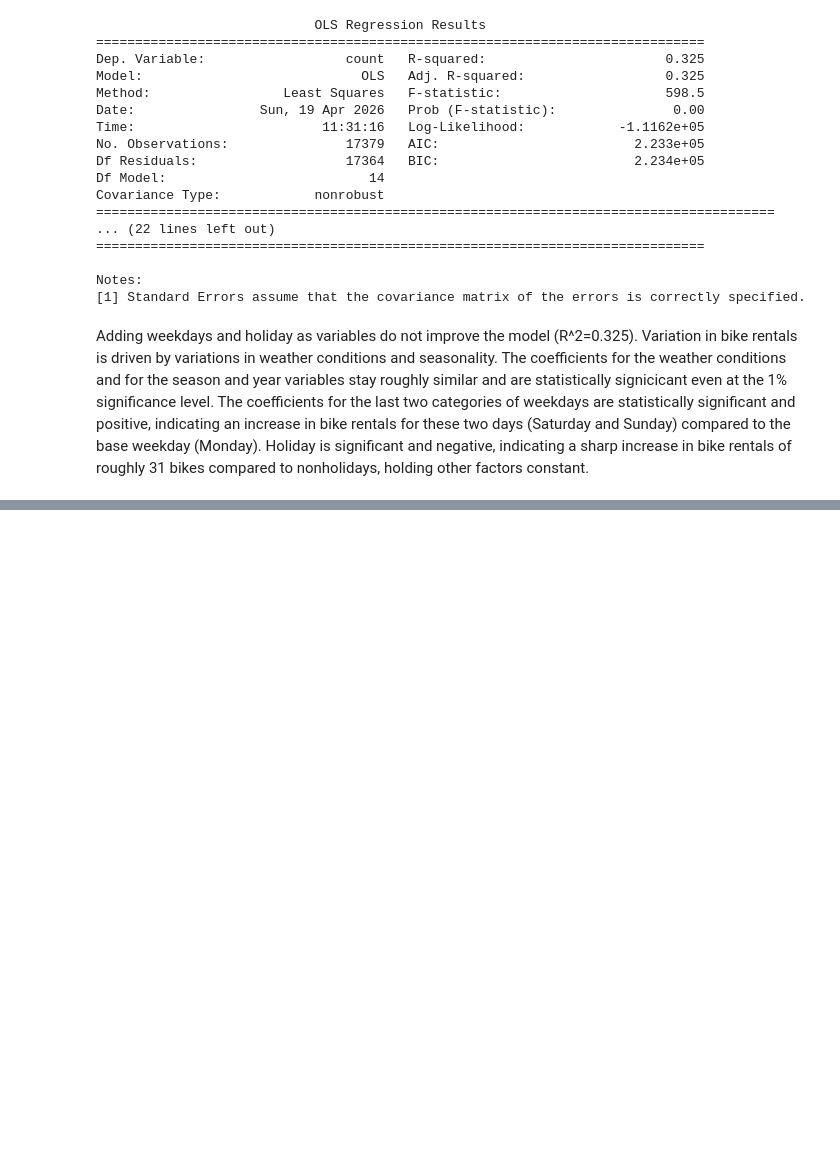
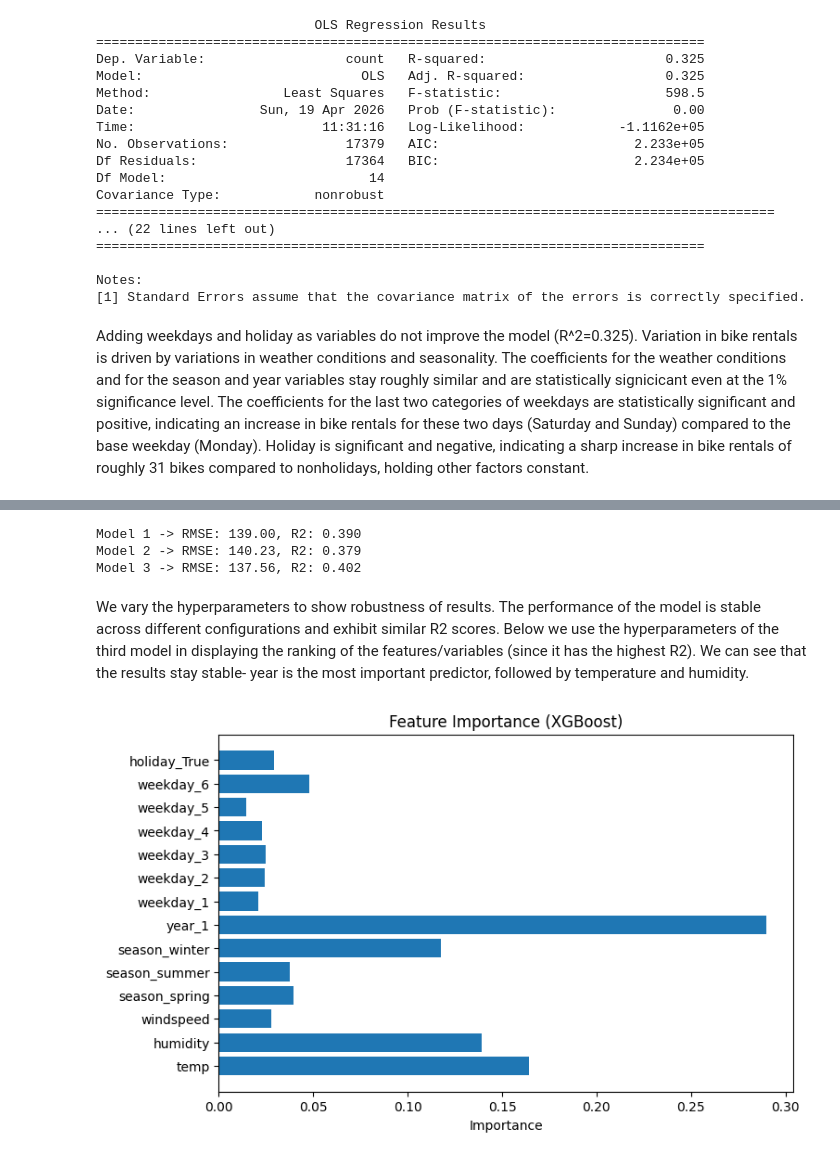
Before and after one commit to rumen111/data_science, a Jupyter notebook: data_science.ipynb, the cells around one changed output, grey strips where cells are left out. Saved outputs shown, nothing was run; the diff lists cells and outputs as text; code cells hidden in the pictures; blank space fills up the shorter version.

```diff
--- a/data_science.ipynb
+++ b/data_science.ipynb
@@ -495,0 +667,68 @@ Adding weekdays and holiday as variables do not improve the model (R^2=0.325). V
+# %%
+from xgboost import XGBRegressor
+
+model_xgb_1 = XGBRegressor(n_estimators=100, max_depth=4, learning_rate=0.1)
+model_xgb_2 = XGBRegressor(n_estimators=200, max_depth=3, learning_rate=0.05)
+model_xgb_3 = XGBRegressor(n_estimators=150, max_depth=5, learning_rate=0.1)
+
+models = [model_xgb_1, model_xgb_2, model_xgb_3]
+
+for i, m in enumerate(models):
+    m.fit(X_train, y_train)
+    y_pred = m.predict(X_test)
+
+    rmse = np.sqrt(mean_squared_error(y_test, y_pred))
+    r2 = r2_score(y_test, y_pred)
+
+    print(f"Model {i+1} -> RMSE: {rmse:.2f}, R2: {r2:.3f}")
+# %% [output]
+Model 1 -> RMSE: 139.00, R2: 0.390
+Model 2 -> RMSE: 140.23, R2: 0.379
+Model 3 -> RMSE: 137.56, R2: 0.402
+# %% [markdown]
+We vary the hyperparameters to show robustness of results. The performance of the model is stable across different configurations and exhibit similar R2 scores. Below we use the hyperparameters of the third model in displaying the ranking of the features/variables (since it has the highest R2). We can see that the results stay stable- year is the most important predictor, followed by temperature and humidity.
+# %%
+import pandas as pd
+
+# Select the same variables as your final (third-level) model
+X = df[[
+    "temp", "humidity", "windspeed",
+    "season", "year", "weekday",
+    "holiday"
+]].copy()
+
+y = df["count"]
+
+# Convert categorical variables to dummies
+X = pd.get_dummies(X, columns=["season", "year", "weekday", "holiday"], drop_first=True)
+
+X.head()
+
+from sklearn.model_selection import train_test_split
+
+X_train, X_test, y_train, y_test = train_test_split(
+    X, y, test_size=0.2, random_state=42
+)
+
+from xgboost import XGBRegressor
+
+model_xgb = XGBRegressor(
+    n_estimators=150,
+    max_depth=5,
+    learning_rate=0.1,
+    random_state=42
+)
+
+model_xgb.fit(X_train, y_train)
+
+import matplotlib.pyplot as plt
+
+importance = model_xgb.feature_importances_
+
+plt.figure(figsize=(8, 5))
+plt.barh(X.columns, importance)
+plt.title("Feature Importance (XGBoost)")
+plt.xlabel("Importance")
+plt.show()
+# %% [output]
+[figure, added]
```
Also changed, not shown: parts of 10 cells of this notebook.
